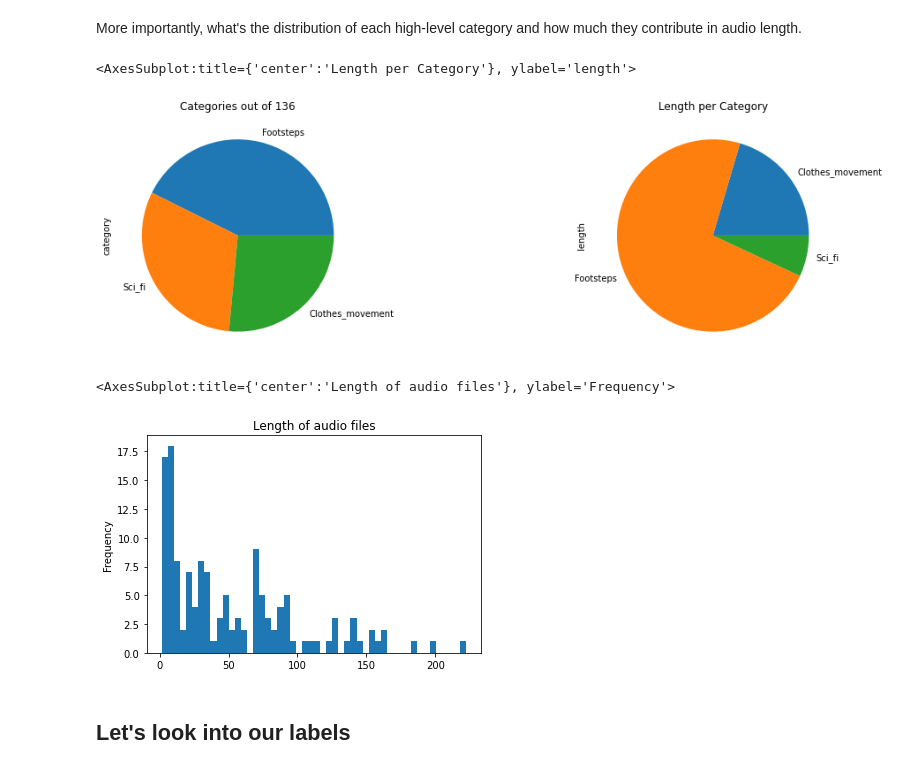
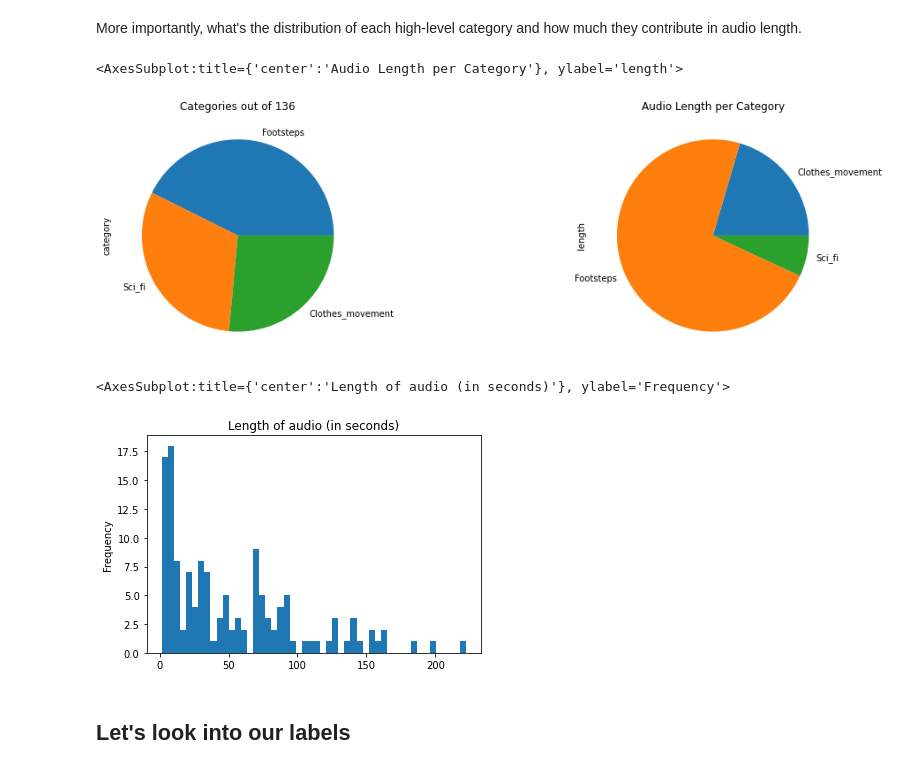
Before and after one commit to DiogoNeves/DataImporters, a Jupyter notebook: dataset_stats.ipynb, the cells around one changed output. Cells and saved outputs as stored; diff of their text form; code cells hidden in the pictures.

```diff
--- a/dataset_stats.ipynb
+++ b/dataset_stats.ipynb
@@ -36,15 +36,15 @@ plt.gcf().set_facecolor("white")
 plt.subplot(1, 2, 1)
 metadata["category"].value_counts().plot(kind='pie', title='Categories out of ' + str(row_count))
 plt.subplot(1, 2, 2)
-metadata.groupby("category")["length"].sum().plot(kind="pie", title='Length per Category')
+metadata.groupby("category")["length"].sum().plot(kind="pie", title='Audio Length per Category')
 # %% [output]
-<AxesSubplot:title={'center':'Length per Category'}, ylabel='length'>
+<AxesSubplot:title={'center':'Audio Length per Category'}, ylabel='length'>
-[figure, old version]
+[figure, new version]
 # %%
-metadata["length"].plot(kind="hist", bins=50, title='Length of audio files')
+metadata["length"].plot(kind="hist", bins=50, title='Length of audio (in seconds)')
 # %% [output]
-<AxesSubplot:title={'center':'Length of audio files'}, ylabel='Frequency'>
+<AxesSubplot:title={'center':'Length of audio (in seconds)'}, ylabel='Frequency'>
-[figure, old version]
+[figure, new version]
 # %% [markdown]
 ## Let's look into our labels
 # %% [markdown]
```
